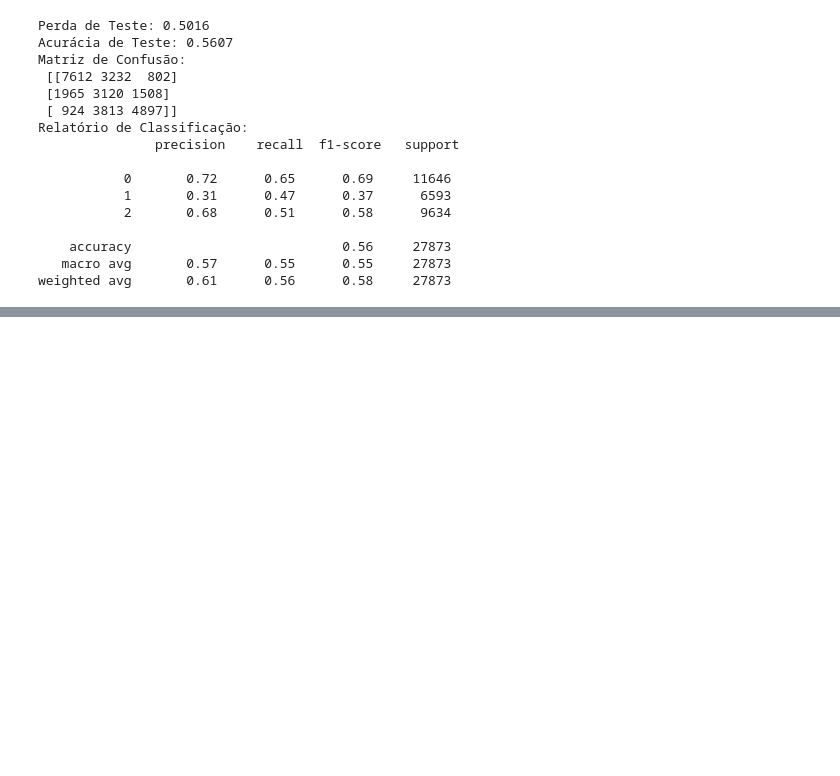
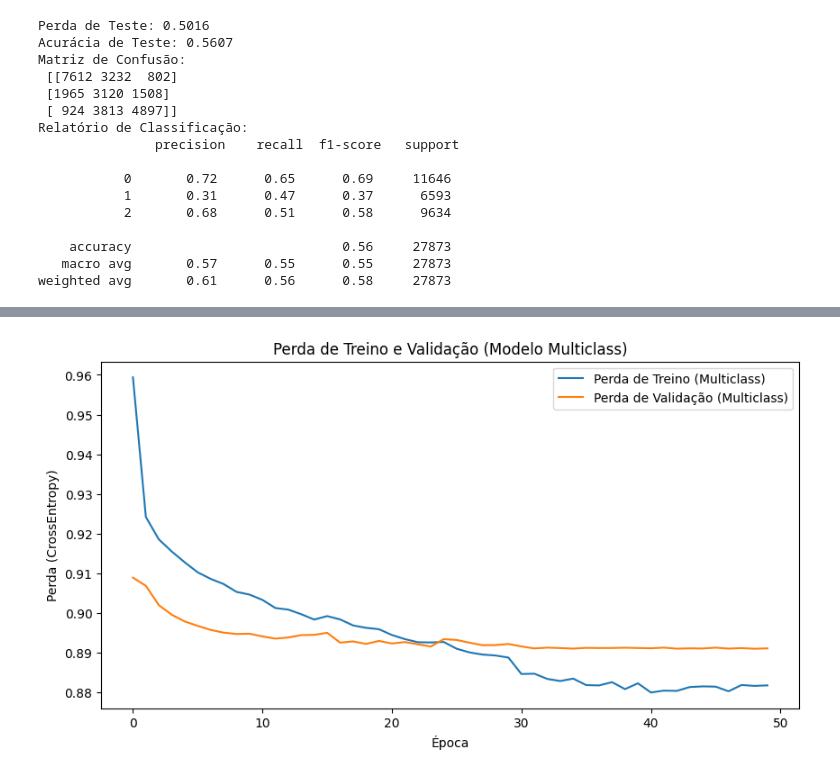
Before and after one commit to lucasrabay/financial-system_access, a Jupyter notebook: notebooks/model.ipynb, the cells around one changed output, grey strips where cells are left out. Drawn from its saved outputs; the diff is of its cells as text; code cells hidden in the pictures; blank space fills up the shorter version.

```diff
--- a/notebooks/model.ipynb
+++ b/notebooks/model.ipynb
@@ -308,0 +772,10 @@ weighted avg       0.61      0.56      0.58     27873
+# %%
+batch_size = 128
+
+train_dataset_mc = TensorDataset(X_train_tensor_mc, y_train_tensor_mc)
+val_dataset_mc = TensorDataset(X_val_tensor_mc, y_val_tensor_mc)
+test_dataset_mc = TensorDataset(X_test_tensor_mc, y_test_tensor_mc) # For evaluation later
+
+train_loader_mc = DataLoader(train_dataset_mc, batch_size=batch_size, shuffle=True)
+val_loader_mc = DataLoader(val_dataset_mc, batch_size=batch_size, shuffle=False)
+test_loader_mc = DataLoader(test_dataset_mc, batch_size=batch_size, shuffle=False)
@@ -308,0 +811,12 @@ weighted avg       0.61      0.56      0.58     27873
+# %%
+num_classes = 3 # Low, Medium, High
+
+model_mc = MulticlassNN(input_dim, hidden_dim1, hidden_dim2, num_classes, dropout_rate)
+
+print("Estrutura do Modelo Multiclass:")
+print(model_mc)
+
+# --- Define Loss and Optimizer ---
+criterion_mc = nn.CrossEntropyLoss(weight=class_weights_tensor)
+optimizer_mc = optim.AdamW(model_mc.parameters(), lr=0.001, weight_decay=1e-5)
+scheduler_mc = optim.lr_scheduler.ReduceLROnPlateau(optimizer_mc, mode='min', factor=0.1, patience=5)
@@ -308,0 +836,10 @@ weighted avg       0.61      0.56      0.58     27873
+# %%
+early_stopping_patience = 10
+best_val_loss_mc = float('inf')
+epochs_no_improve_mc = 0
+model_save_path_mc = '../models/best_multiclass_nn_model.pth'
+
+# Loop parameters
+num_epochs = 50
+train_loss_history_mc = []
+val_loss_history_mc = []
@@ -308,0 +935,13 @@ weighted avg       0.61      0.56      0.58     27873
+# %%
+import matplotlib.pyplot as plt
+
+plt.figure(figsize=(10, 5))
+plt.plot(train_loss_history_mc, label='Perda de Treino (Multiclass)')
+plt.plot(val_loss_history_mc, label='Perda de Validação (Multiclass)')
+plt.xlabel('Época')
+plt.ylabel('Perda (CrossEntropy)')
+plt.title('Perda de Treino e Validação (Modelo Multiclass)')
+plt.legend()
+plt.show()
+# %% [output]
+[figure, added]
```
Also changed, not shown: parts of 29 cells of this notebook, 4 other files.
